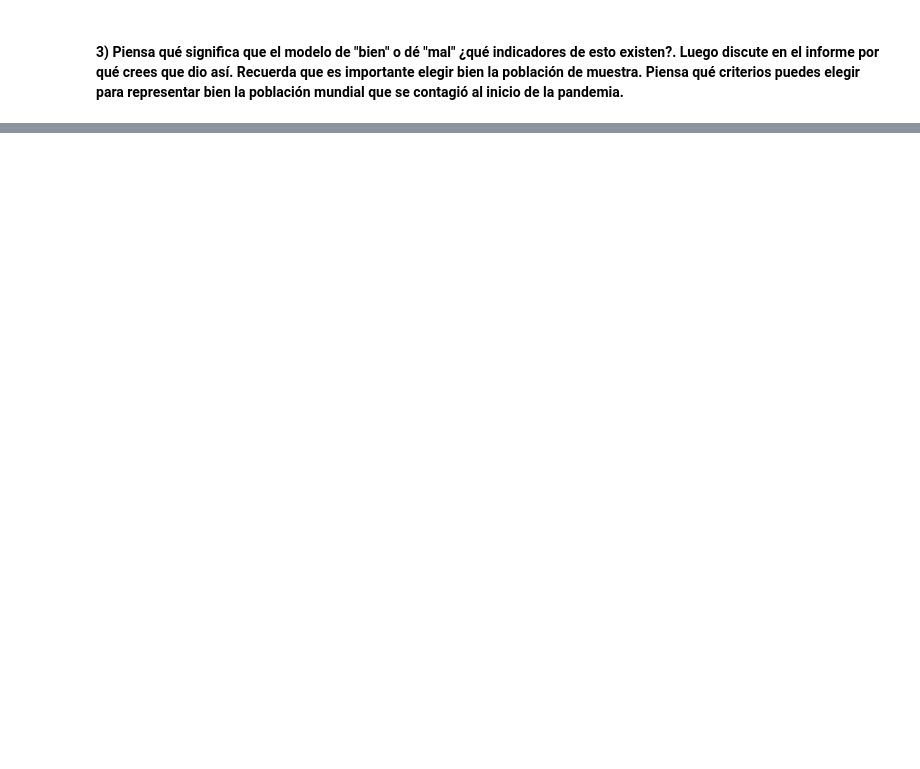
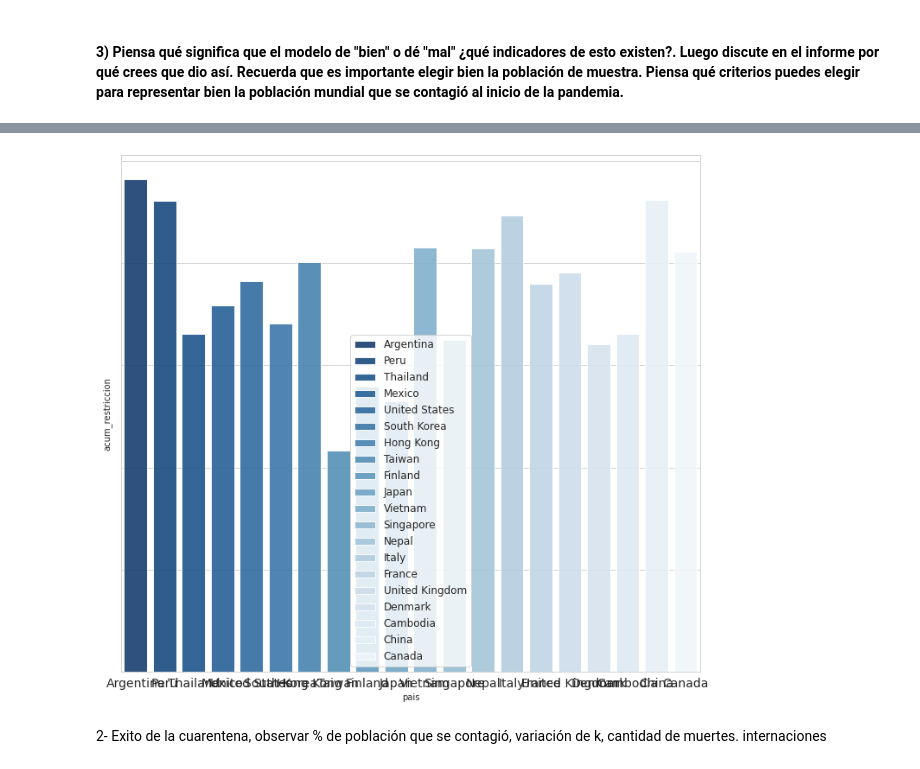
Before and after one commit to gonzalogperez/informe_pandemico, a Jupyter notebook: GonzaloGPerezProyecto_4.ipynb, the cells around one changed output, grey strips where cells are left out. Drawn from its saved outputs; the diff is of its cells as text; code cells hidden in the pictures; blank space fills up the shorter version.

```diff
--- a/GonzaloGPerezProyecto_4.ipynb
+++ b/GonzaloGPerezProyecto_4.ipynb
@@ -969,0 +1078,29 @@ Root Mean Squared Error: 1494292
+# %%
+#Consideramos solo a los que han jugado por lo menos 1 hora
+#df1=df1.copy()
+#index=df1[df1['hours']==1].index
+#df1.drop(index,inplace=True)
+#game_total_hrs = df1.groupby(by='app_name')['hours'].sum()
+#most_played_games = game_total_hrs.sort_values(ascending=False)[:20]
+## Juegos con el mayor número de usuarios
+#game_freq = df1.groupby(by='app_name').agg({'username': 'count', 'hours': 'sum'}).reset_index()
+#top20 = game_freq.sort_values(by='username',ascending=False)[:20].reset_index()
+#top20['hours']=top20['hours'].round(1)
+
+fig_h = 1 + 0.25 * max(1, 2*20)
+fig, axes = plt.subplots(figsize=(12, fig_h))
+
+#plt.figure(figsize=(20, 8))
+#axes = sns.set(font_scale = 2)
+axes = sns.barplot(x='pais', y='acum_restriccion', hue='pais',alpha=0.9,data=df_cuarentena_top, palette='Blues_r',dodge=False)
+#axes.set(xlabel='Número de Usuarios', ylabel='Juegos', title='Top {} de Juegos con más Usuarios que jugaron'.format(top))
+axes.set_xticklabels(axes.get_xticklabels(), rotation=90)
+axes.set_xticklabels(axes.get_xticklabels(), rotation=0, fontsize=10)
+axes.set_yticklabels(axes.get_yticklabels(), rotation=0, fontsize=10)
+axes.xaxis.set_tick_params(labelsize=14)
+axes.legend(fontsize=12)
+plt.show()
+# %% [output]
+[figure, added]
+# %% [markdown]
+2- Exito de la cuarentena, observar % de población que se contagió, variación de k, cantidad de muertes. internaciones
```
Also changed, not shown: parts of 34 cells of this notebook.
